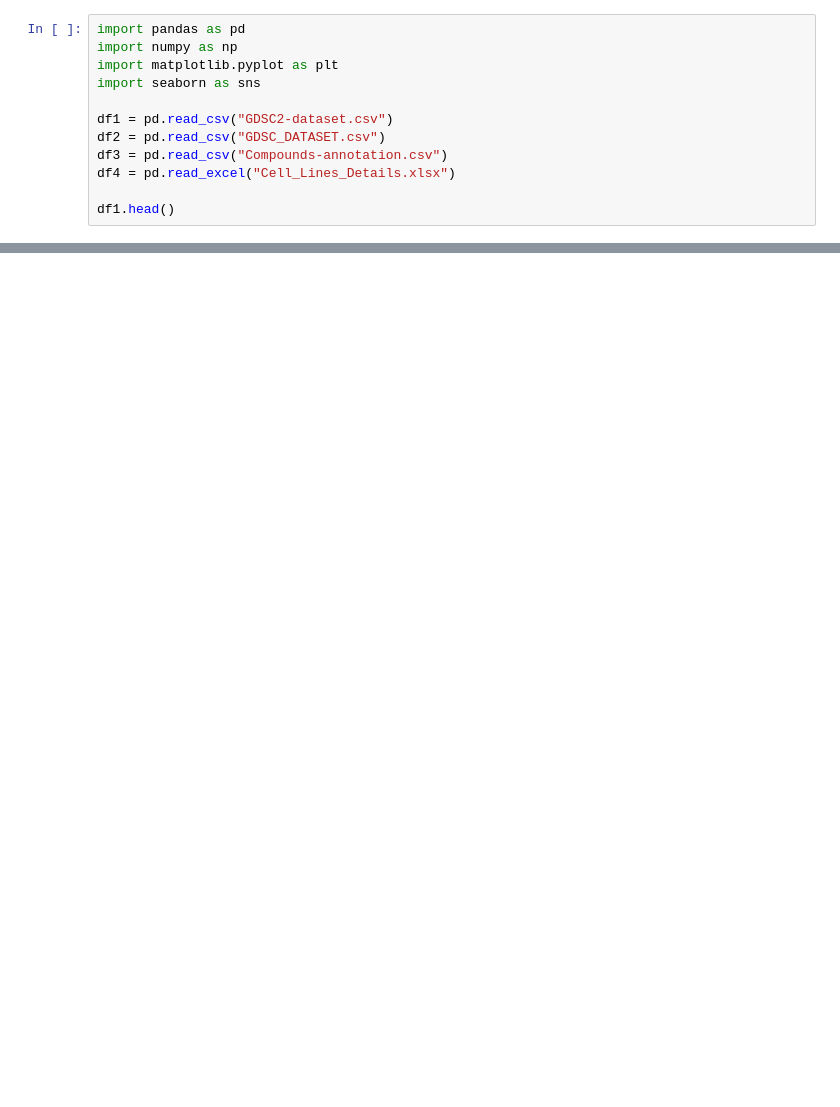
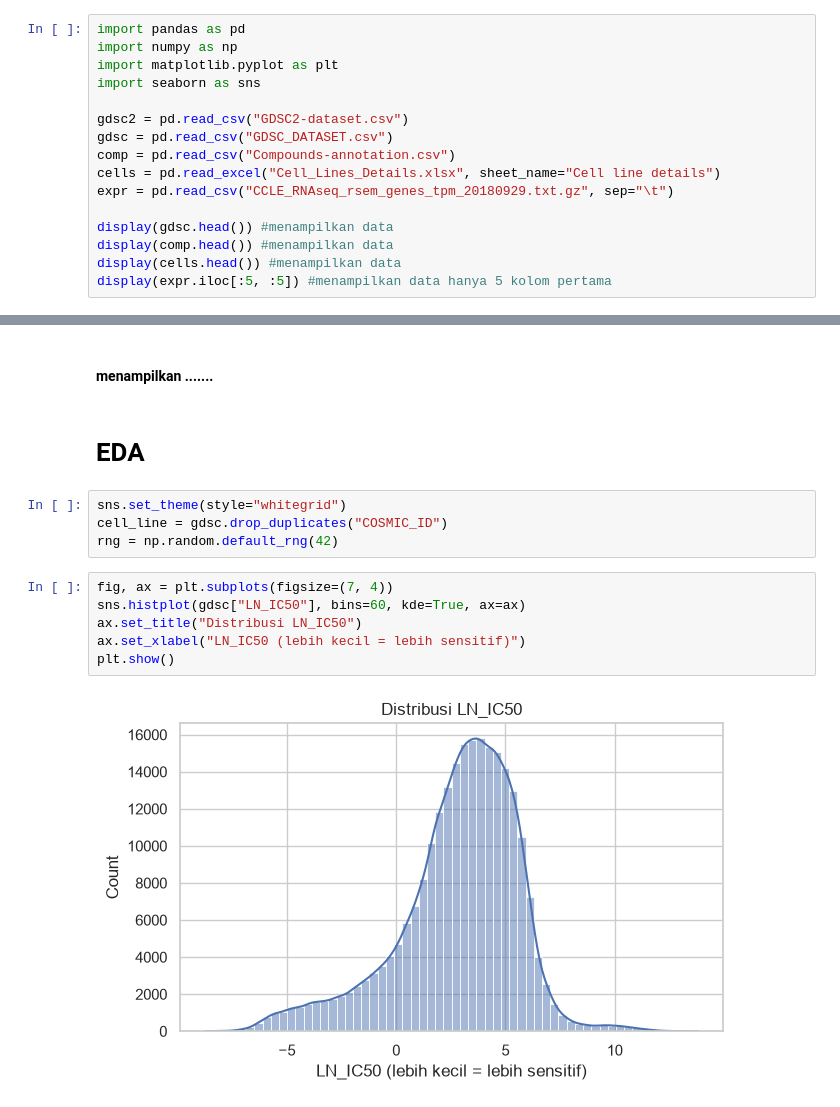
Before and after one commit to RahmadFadhil8/proyek-Kelompok-7-machine-learning-, a Jupyter notebook: Proyek Kelompok 7.ipynb, the cells around one changed output, grey strips where cells are left out. Cells and saved outputs as stored; diff of their text form; blank space fills up the shorter version.

Commit message:
melakukan Data Understanding

```diff
--- a/Proyek Kelompok 7.ipynb
+++ b/Proyek Kelompok 7.ipynb
@@ -4,10 +6,14 @@ import numpy as np
 import matplotlib.pyplot as plt
 import seaborn as sns
 
-df1 = pd.read_csv("GDSC2-dataset.csv")
-df2 = pd.read_csv("GDSC_DATASET.csv")
-df3 = pd.read_csv("Compounds-annotation.csv")
-df4 = pd.read_excel("Cell_Lines_Details.xlsx")
+gdsc2 = pd.read_csv("GDSC2-dataset.csv")
+gdsc = pd.read_csv("GDSC_DATASET.csv")
+comp = pd.read_csv("Compounds-annotation.csv")
+cells = pd.read_excel("Cell_Lines_Details.xlsx", sheet_name="Cell line details")
+expr = pd.read_csv("CCLE_RNAseq_rsem_genes_tpm_20180929.txt.gz", sep="\t")
 
-df1.head()
+display(gdsc.head()) #menampilkan data
+display(comp.head()) #menampilkan data
+display(cells.head()) #menampilkan data
+display(expr.iloc[:5, :5]) #menampilkan data hanya 5 kolom pertama
 # %% [output]
@@ -46,0 +337,16 @@ df4.head()
+# %% [markdown]
+#### menampilkan .......
+# %% [markdown]
+# EDA
+# %%
+sns.set_theme(style="whitegrid")
+cell_line = gdsc.drop_duplicates("COSMIC_ID")
+rng = np.random.default_rng(42)
+# %%
+fig, ax = plt.subplots(figsize=(7, 4))
+sns.histplot(gdsc["LN_IC50"], bins=60, kde=True, ax=ax)
+ax.set_title("Distribusi LN_IC50")
+ax.set_xlabel("LN_IC50 (lebih kecil = lebih sensitif)")
+plt.show()
+# %% [output]
+[figure, added]
```
Also changed, not shown: parts of 34 cells of this notebook.
